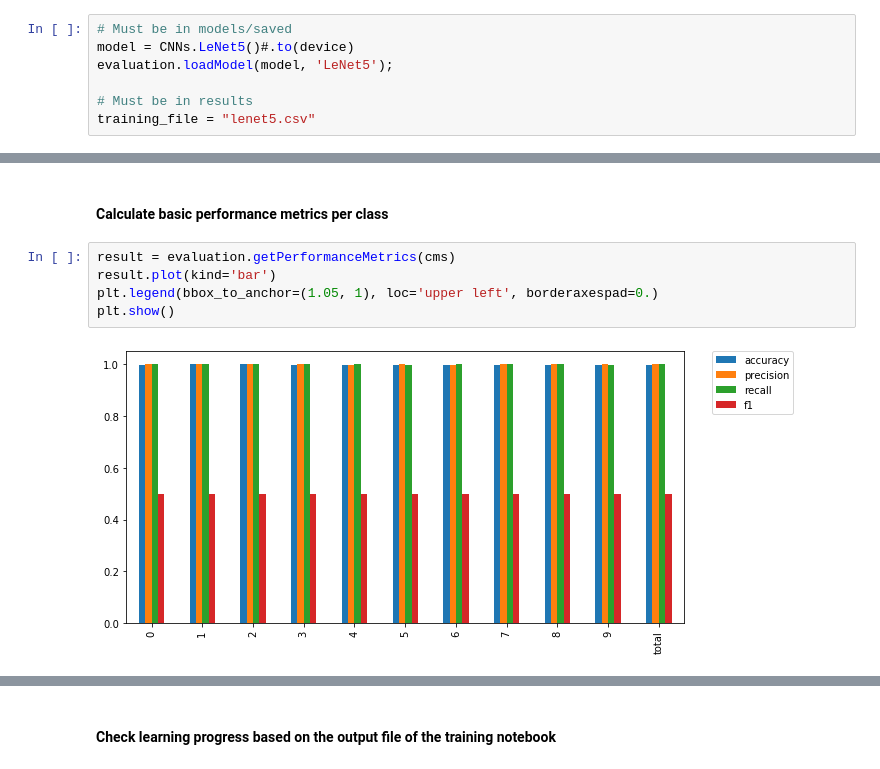
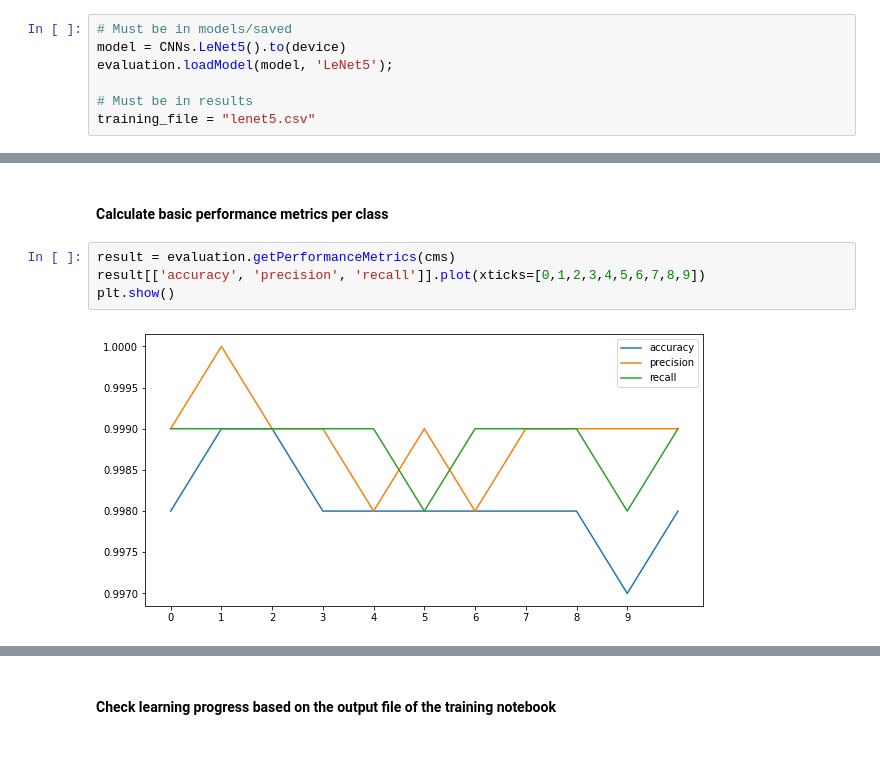
Before and after one commit to templierw/intelsys.mnist, a Jupyter notebook: model_evaluation.ipynb, the cells around one changed output, grey strips where cells are left out. Drawn from its saved outputs; the diff is of its cells as text.

```diff
--- a/model_evaluation.ipynb
+++ b/model_evaluation.ipynb
@@ -29,7 +29,7 @@ device = 'cuda' if torch.cuda.is_available() else 'cpu'
 #### Select the model below to evaluate
 # %%
 # Must be in models/saved
-model = CNNs.LeNet5()#.to(device)
+model = CNNs.LeNet5().to(device)
 evaluation.loadModel(model, 'LeNet5');
 
 # Must be in results
@@ -51,10 +51,9 @@ plt.show()
 [figure]
 # %% [markdown]
 #### Calculate basic performance metrics per class
-# %%
-result = evaluation.getPerformanceMetrics(cms)
-result.plot(kind='bar')
-plt.legend(bbox_to_anchor=(1.05, 1), loc='upper left', borderaxespad=0.)
-plt.show()
-# %% [output]
-[figure, removed]
+# %%
+result = evaluation.getPerformanceMetrics(cms)
+result[['accuracy', 'precision', 'recall']].plot(xticks=[0,1,2,3,4,5,6,7,8,9])
+plt.show()
+# %% [output]
+[figure, added]
```
Also changed, not shown: parts of 1 cell of this notebook, 3 other files.
